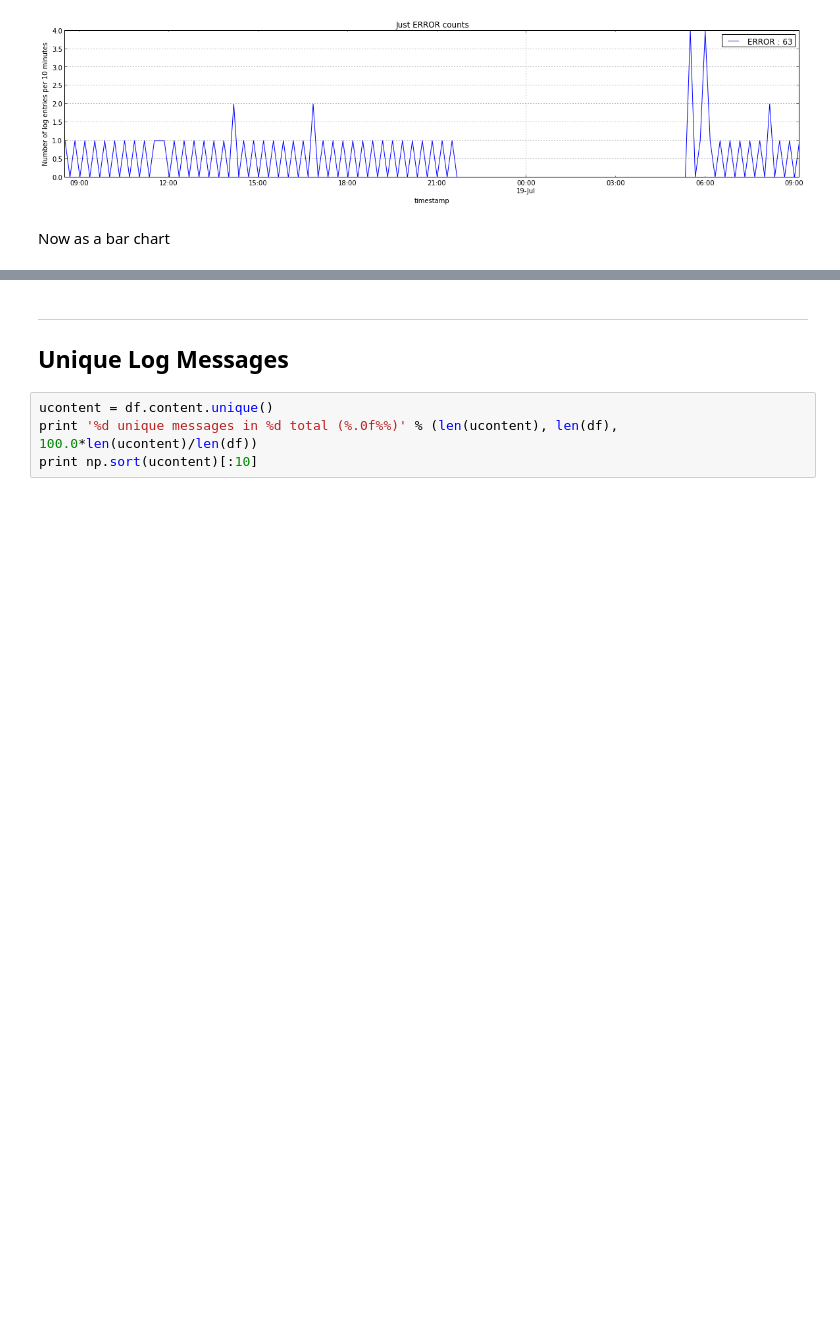
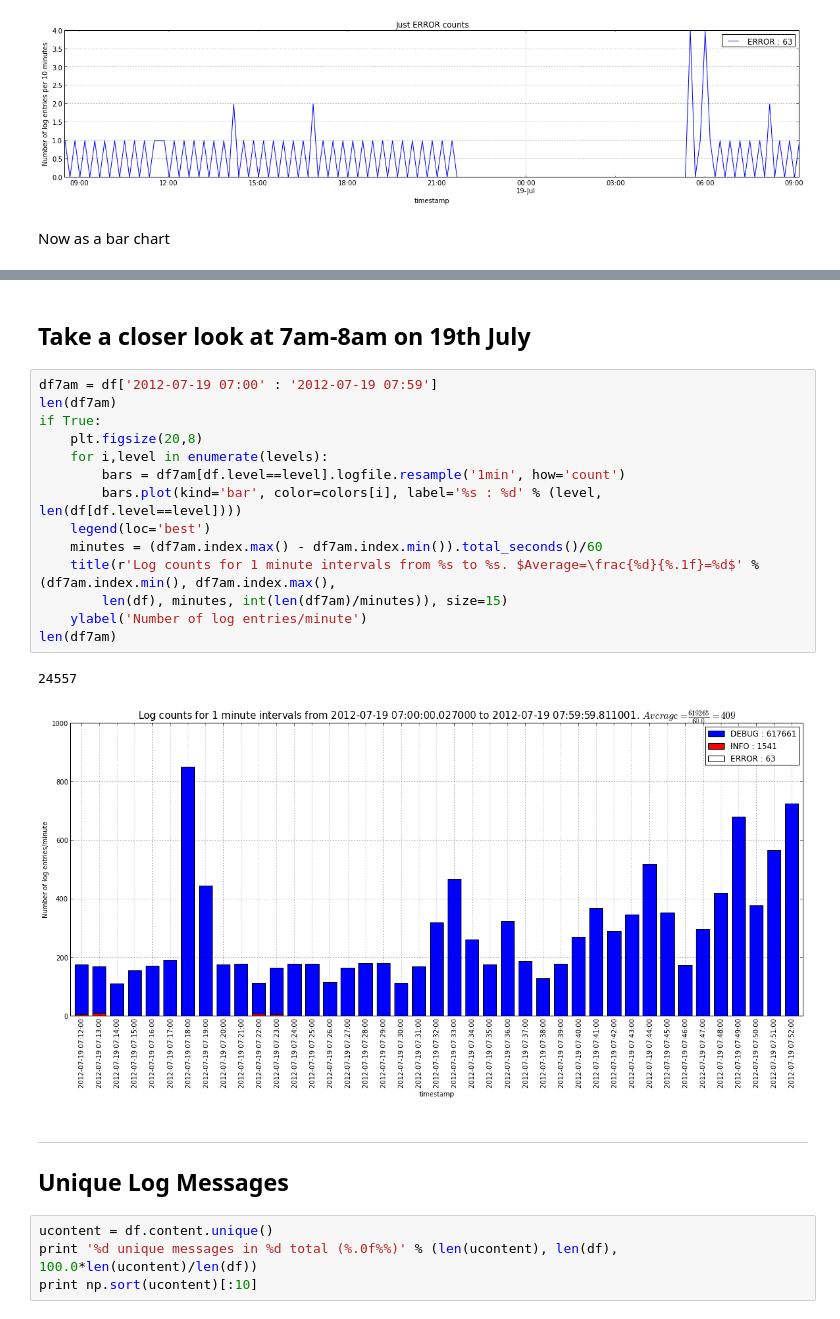
Before and after one commit to peterwilliams97/log_analysis, a Jupyter notebook: nb_pandas.ipynb, the cells around one changed output, grey strips where cells are left out. Cells and saved outputs as stored; diff of their text form; blank space fills up the shorter version.

```diff
--- a/nb_pandas.ipynb
+++ b/nb_pandas.ipynb
@@ -172,3 +173,23 @@ ylabel('Number of log entries/hour')
+# %% [markdown]
+Take a closer look at 7am-8am on 19th July
+------------------------------------------
+# %%
+df7am = df['2012-07-19 07:00' : '2012-07-19 07:59']
+len(df7am)
+if True:
+    plt.figsize(20,8)
+    for i,level in enumerate(levels):
+        bars = df7am[df.level==level].logfile.resample('1min', how='count')
+        bars.plot(kind='bar', color=colors[i], label='%s : %d' % (level, len(df[df.level==level])))
+    legend(loc='best')
+    minutes = (df7am.index.max() - df7am.index.min()).total_seconds()/60
+    title(r'Log counts for 1 minute intervals from %s to %s. $Average=\frac{%d}{%.1f}=%d$' % (df7am.index.min(), df7am.index.max(),
+        len(df), minutes, int(len(df7am)/minutes)), size=15)
+    ylabel('Number of log entries/minute')
+len(df7am)
+# %% [output]
+24557
+[figure, added]
 # %% [markdown]
 ***
 Unique Log Messages
```
Also changed, not shown: parts of 1 cell of this notebook.
